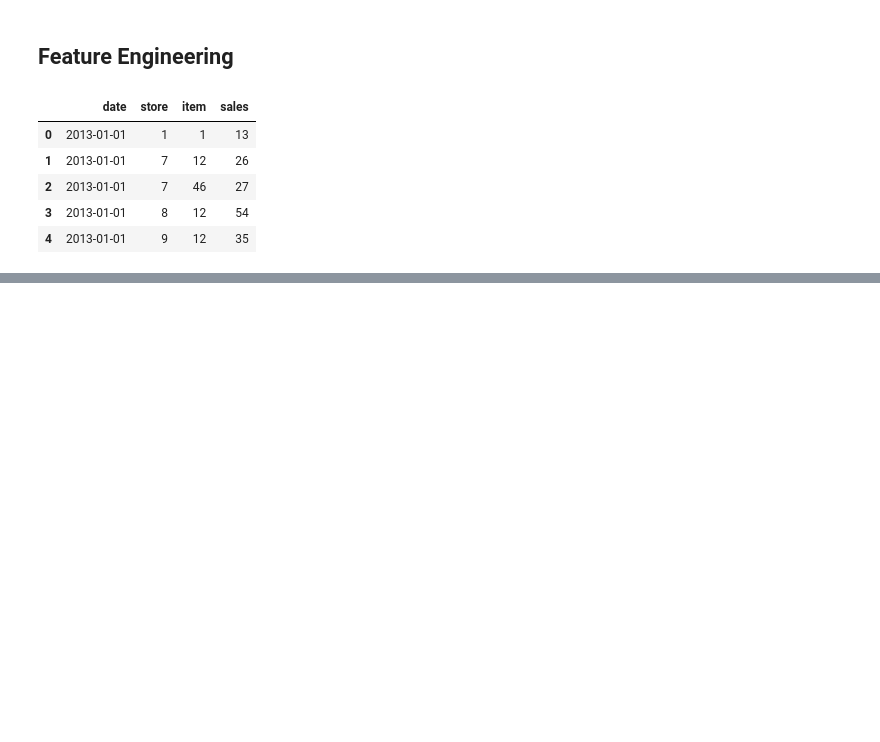
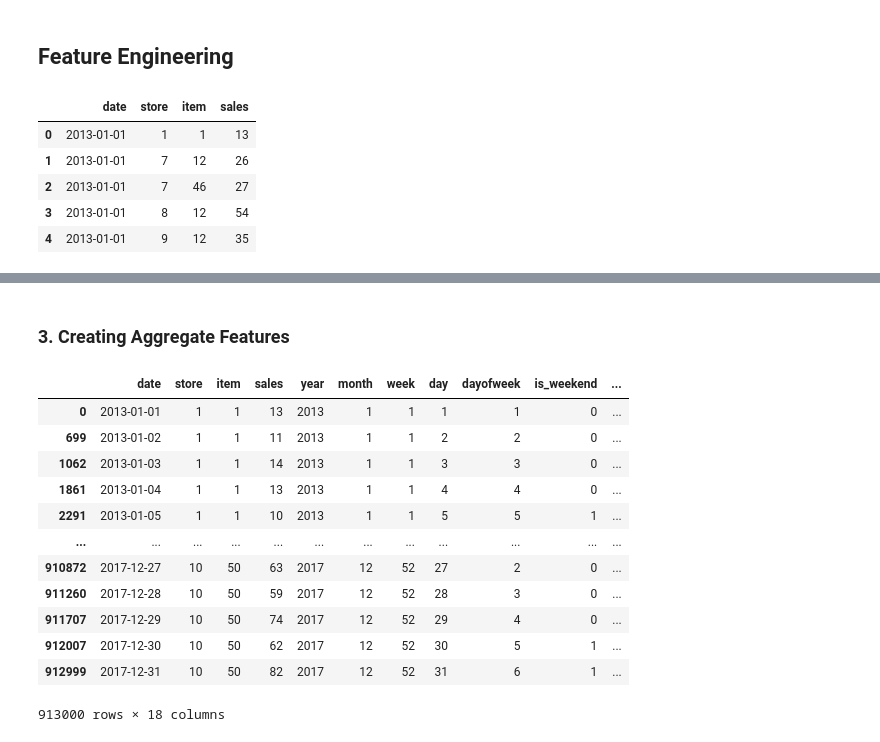
Before and after one commit to Devashish-Rawat1/E-commerce-Demand-Forecasting, a Jupyter notebook: notebooks/02_feature_engineering.ipynb, the cells around one changed output, grey strips where cells are left out. Cells and saved outputs as stored; diff of their text form; code cells hidden in the pictures; blank space fills up the shorter version.

Commit message:
week-3 work feature engineering completed

```diff
--- a/notebooks/02_feature_engineering.ipynb
+++ b/notebooks/02_feature_engineering.ipynb
@@ -27,0 +67,2 @@ df.head()
+# %%
+df["is_weekend"] = df["dayofweek"].isin([5,6]).astype(int)
@@ -27,0 +87,9 @@ df.head()
+# %%
+# Lag Features
+lags = [1, 7, 14, 28]
+
+for lag in lags:
+    df[f"sales_lag_{lag}"] = (
+        df.groupby(['store', 'item'])['sales']
+          .shift(lag)
+    )
@@ -27,0 +110,11 @@ df.head()
+# %%
+# Rolling Features
+windows = [7, 14, 28]
+
+for window in windows:
+    df[f"rolling_mean_{window}"] = (
+        df.groupby(['store', 'item'])['sales']
+          .shift(1)
+          .rolling(window)
+          .mean()
+    )
@@ -27,0 +135,24 @@ df.head()
+# %% [markdown]
+### 3. Creating Aggregate Features
+# %%
+# Store-Level Aggregate Feature
+df['store_avg_sales'] = (
+    df.groupby('store')['sales']
+      .transform('mean')
+)
+# %%
+df
+# %% [output]
+|  | date | store | item | sales | year | month | week | day | dayofweek | is_weekend | ... |
+| 0 | 2013-01-01 | 1 | 1 | 13 | 2013 | 1 | 1 | 1 | 1 | 0 | ... |
+| 699 | 2013-01-02 | 1 | 1 | 11 | 2013 | 1 | 1 | 2 | 2 | 0 | ... |
+| 1062 | 2013-01-03 | 1 | 1 | 14 | 2013 | 1 | 1 | 3 | 3 | 0 | ... |
+| 1861 | 2013-01-04 | 1 | 1 | 13 | 2013 | 1 | 1 | 4 | 4 | 0 | ... |
+| 2291 | 2013-01-05 | 1 | 1 | 10 | 2013 | 1 | 1 | 5 | 5 | 1 | ... |
+| ... | ... | ... | ... | ... | ... | ... | ... | ... | ... | ... | ... |
+| 910872 | 2017-12-27 | 10 | 50 | 63 | 2017 | 12 | 52 | 27 | 2 | 0 | ... |
+| 911260 | 2017-12-28 | 10 | 50 | 59 | 2017 | 12 | 52 | 28 | 3 | 0 | ... |
+| 911707 | 2017-12-29 | 10 | 50 | 74 | 2017 | 12 | 52 | 29 | 4 | 0 | ... |
+| 912007 | 2017-12-30 | 10 | 50 | 62 | 2017 | 12 | 52 | 30 | 5 | 1 | ... |
+| 912999 | 2017-12-31 | 10 | 50 | 82 | 2017 | 12 | 52 | 31 | 6 | 1 | ... |
+913000 rows × 18 columns
```
Also changed, not shown: parts of 24 cells of this notebook, 6 other files.
